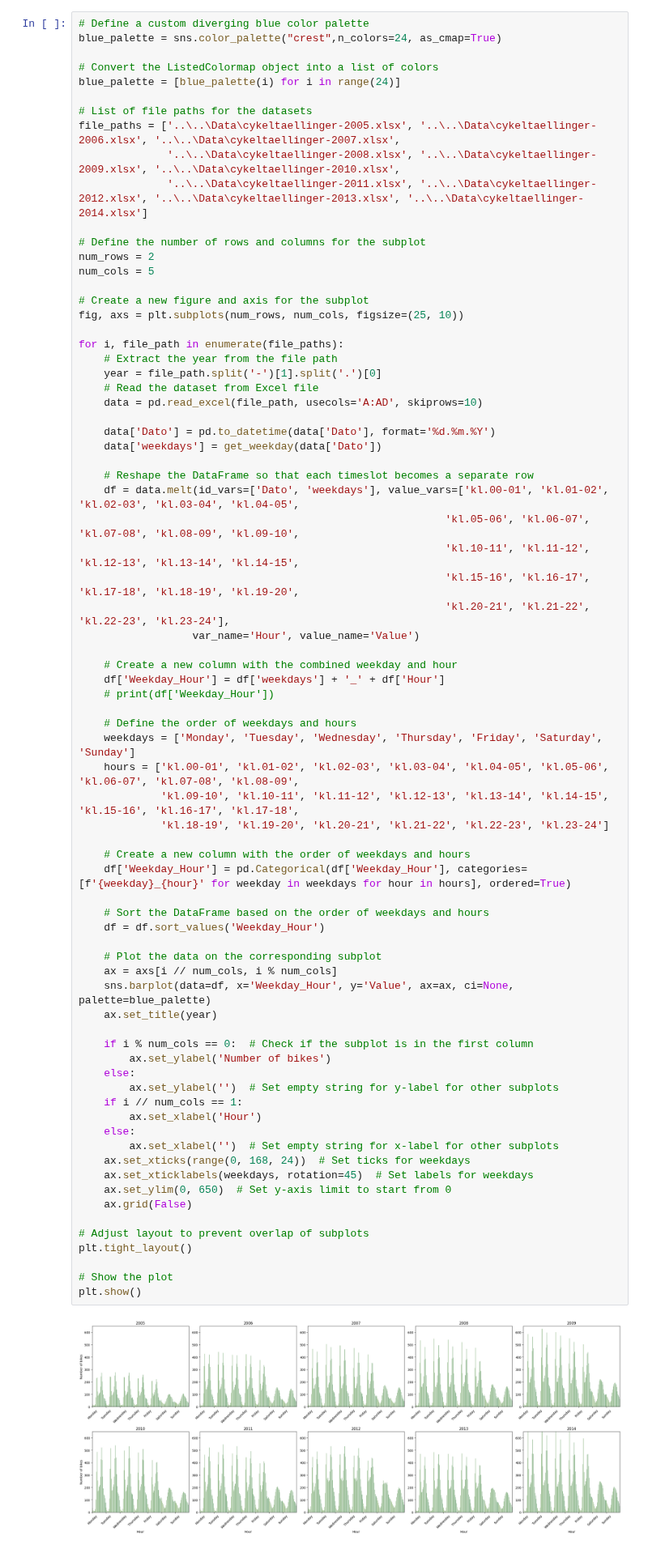
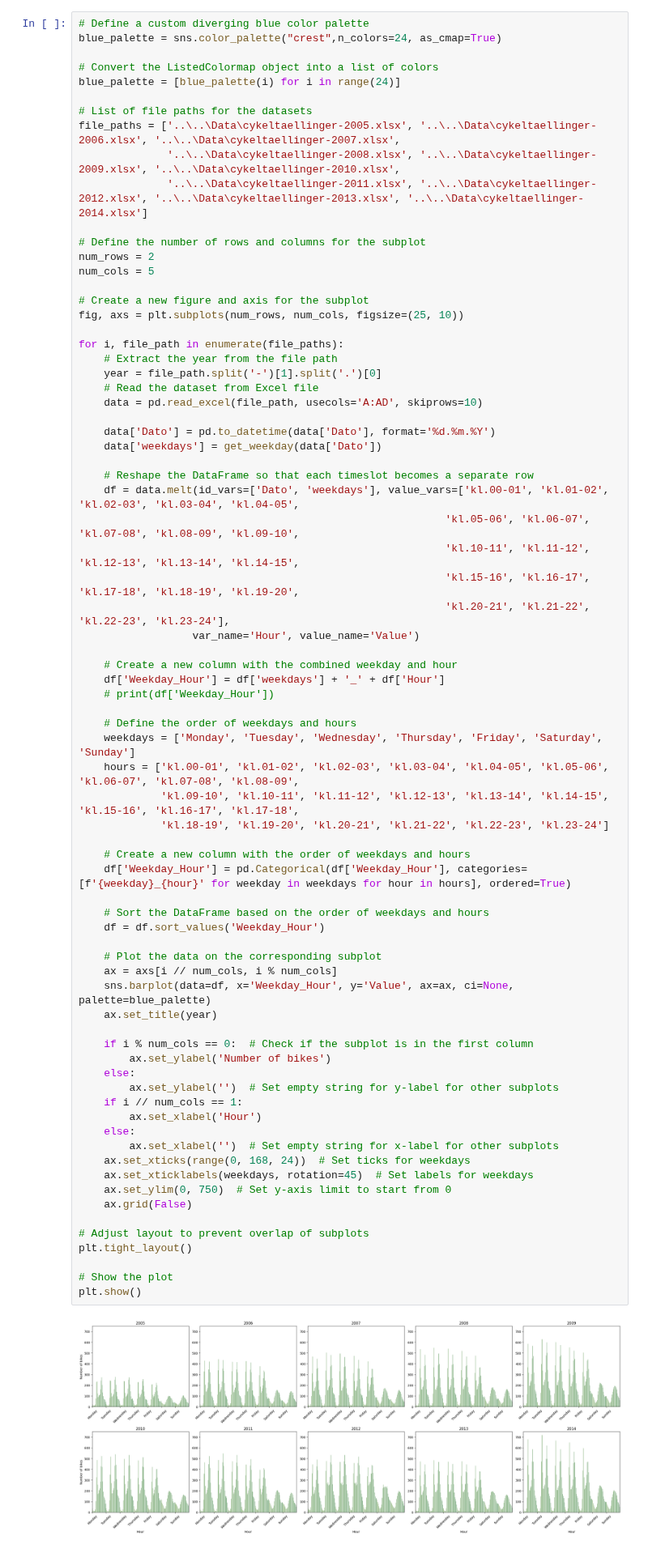
Before and after one commit to jukobo/jukobo.github.io, a Jupyter notebook: Exam_project/B_plots.ipynb, the cells around one changed output. Shown at 81% size. Saved outputs shown, nothing was run; the diff lists cells and outputs as text.

```diff
--- a/Exam_project/B_plots.ipynb
+++ b/Exam_project/B_plots.ipynb
@@ -237,35 +237,35 @@ for i, file_path in enumerate(file_paths):
 
     # Create a new column with the order of weekdays and hours
     df['Weekday_Hour'] = pd.Categorical(df['Weekday_Hour'], categories=[f'{weekday}_{hour}' for weekday in weekdays for hour in hours], ordered=True)
 
     # Sort the DataFrame based on the order of weekdays and hours
     df = df.sort_values('Weekday_Hour')
 
     # Plot the data on the corresponding subplot
     ax = axs[i // num_cols, i % num_cols]
     sns.barplot(data=df, x='Weekday_Hour', y='Value', ax=ax, ci=None, palette=blue_palette)
     ax.set_title(year)
 
     if i % num_cols == 0:  # Check if the subplot is in the first column
         ax.set_ylabel('Number of bikes')
     else:
         ax.set_ylabel('')  # Set empty string for y-label for other subplots
     if i // num_cols == 1:
         ax.set_xlabel('Hour')
     else:
         ax.set_xlabel('')  # Set empty string for x-label for other subplots
     ax.set_xticks(range(0, 168, 24))  # Set ticks for weekdays
     ax.set_xticklabels(weekdays, rotation=45)  # Set labels for weekdays
-    ax.set_ylim(0, 650)  # Set y-axis limit to start from 0
+    ax.set_ylim(0, 750)  # Set y-axis limit to start from 0
     ax.grid(False)
 
 # Adjust layout to prevent overlap of subplots
 plt.tight_layout()
 
 # Show the plot
 plt.show()
 # %% [output]
-[figure, old version]
+[figure, new version]
 # %% [markdown]
 Quick notes:
 
```
